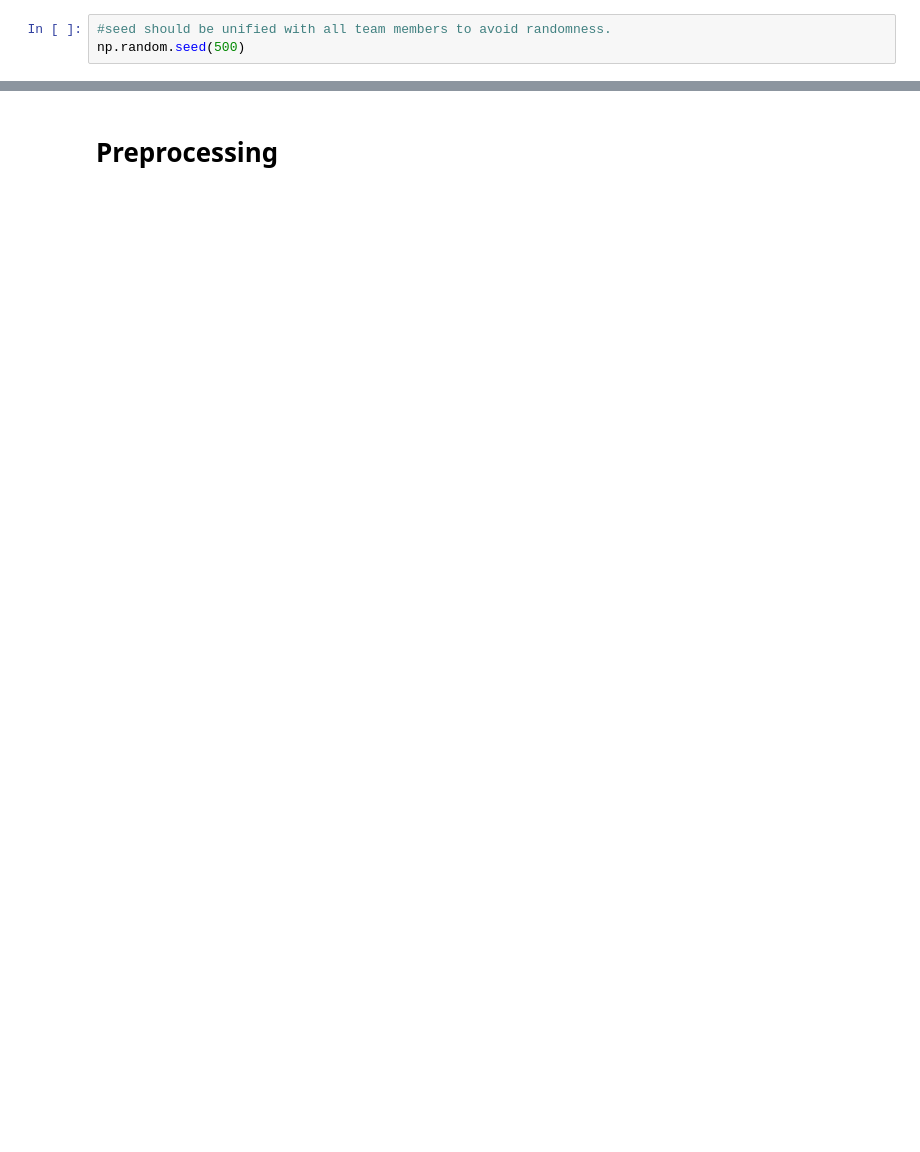
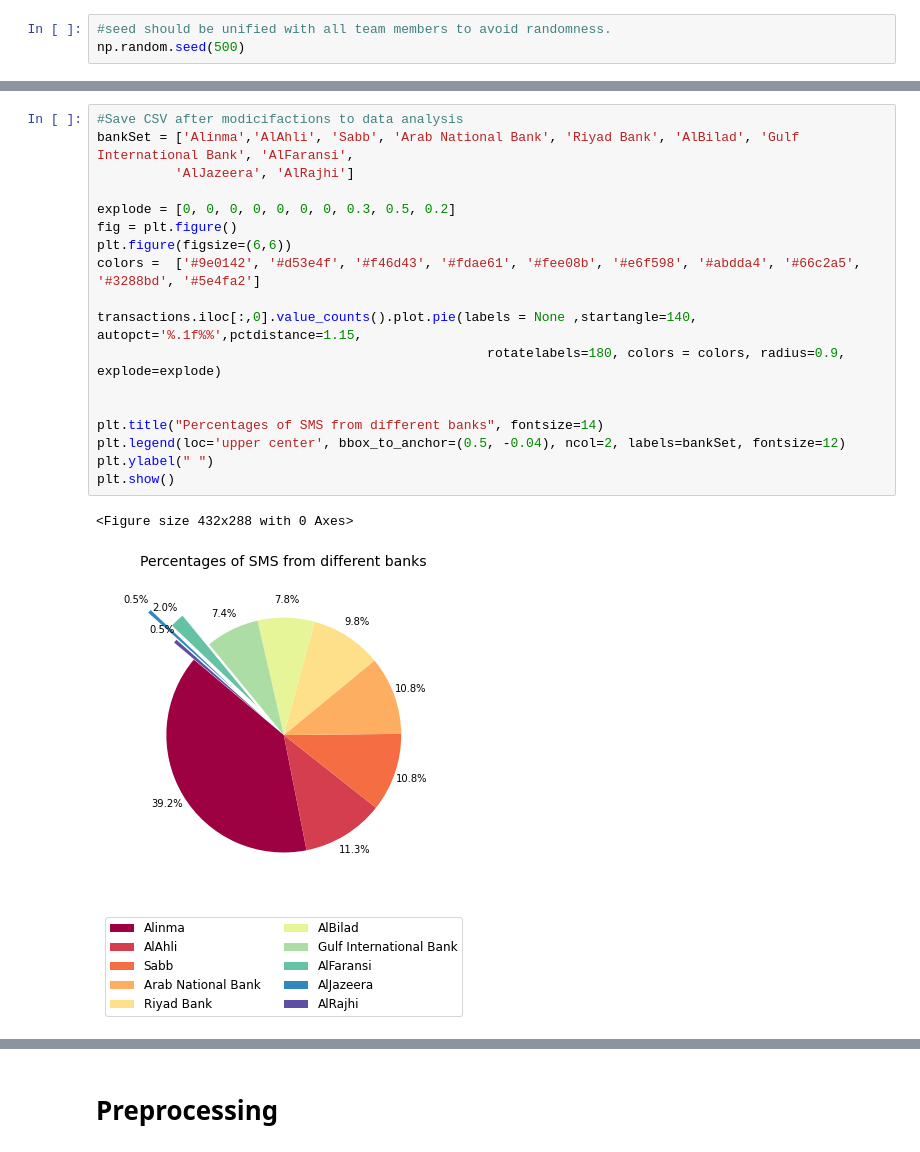
Before and after one commit to AlOmair-Batool/Khazna, a Jupyter notebook: Transactions [SVM Model] [Multiclass].ipynb, the cells around one changed output, grey strips where cells are left out. Cells and saved outputs as stored; diff of their text form; blank space fills up the shorter version.

```diff
--- a/Transactions [SVM Model] [Multiclass].ipynb
+++ b/Transactions [SVM Model] [Multiclass].ipynb
@@ -33,0 +53,21 @@ np.random.seed(500)
+# %%
+#Save CSV after modicifactions to data analysis
+bankSet = ['Alinma','AlAhli', 'Sabb', 'Arab National Bank', 'Riyad Bank', 'AlBilad', 'Gulf International Bank', 'AlFaransi',
+          'AlJazeera', 'AlRajhi']
+
+explode = [0, 0, 0, 0, 0, 0, 0, 0.3, 0.5, 0.2]
+fig = plt.figure()
+plt.figure(figsize=(6,6))
+colors =  ['#9e0142', '#d53e4f', '#f46d43', '#fdae61', '#fee08b', '#e6f598', '#abdda4', '#66c2a5', '#3288bd', '#5e4fa2']
+
+transactions.iloc[:,0].value_counts().plot.pie(labels = None ,startangle=140, autopct='%.1f%%',pctdistance=1.15,
+                                                  rotatelabels=180, colors = colors, radius=0.9, explode=explode)
+
+
+plt.title("Percentages of SMS from different banks", fontsize=14)
+plt.legend(loc='upper center', bbox_to_anchor=(0.5, -0.04), ncol=2, labels=bankSet, fontsize=12)
+plt.ylabel(" ")
+plt.show()
+# %% [output]
+<Figure size 432x288 with 0 Axes>
+[figure, added]
```
Also changed, not shown: parts of 50 cells of this notebook.
